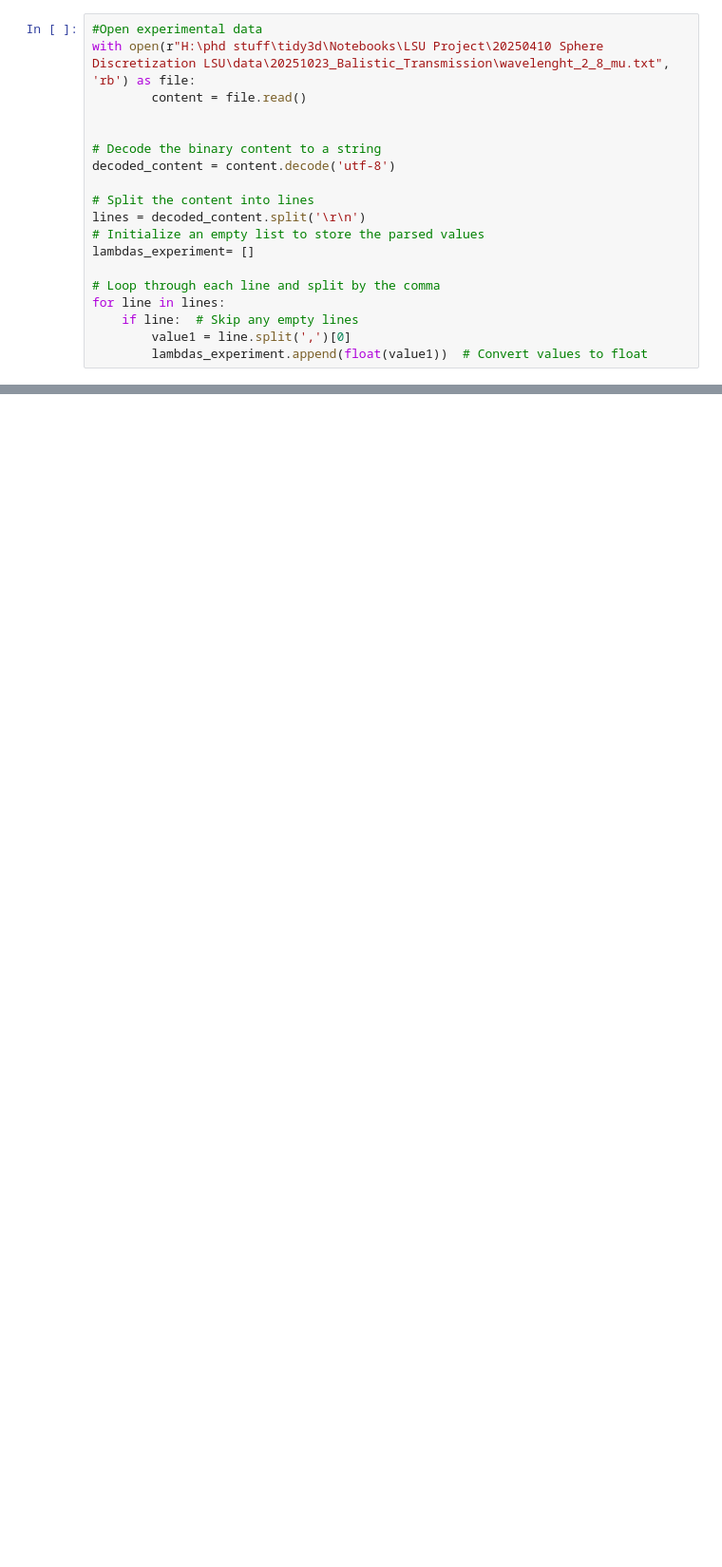
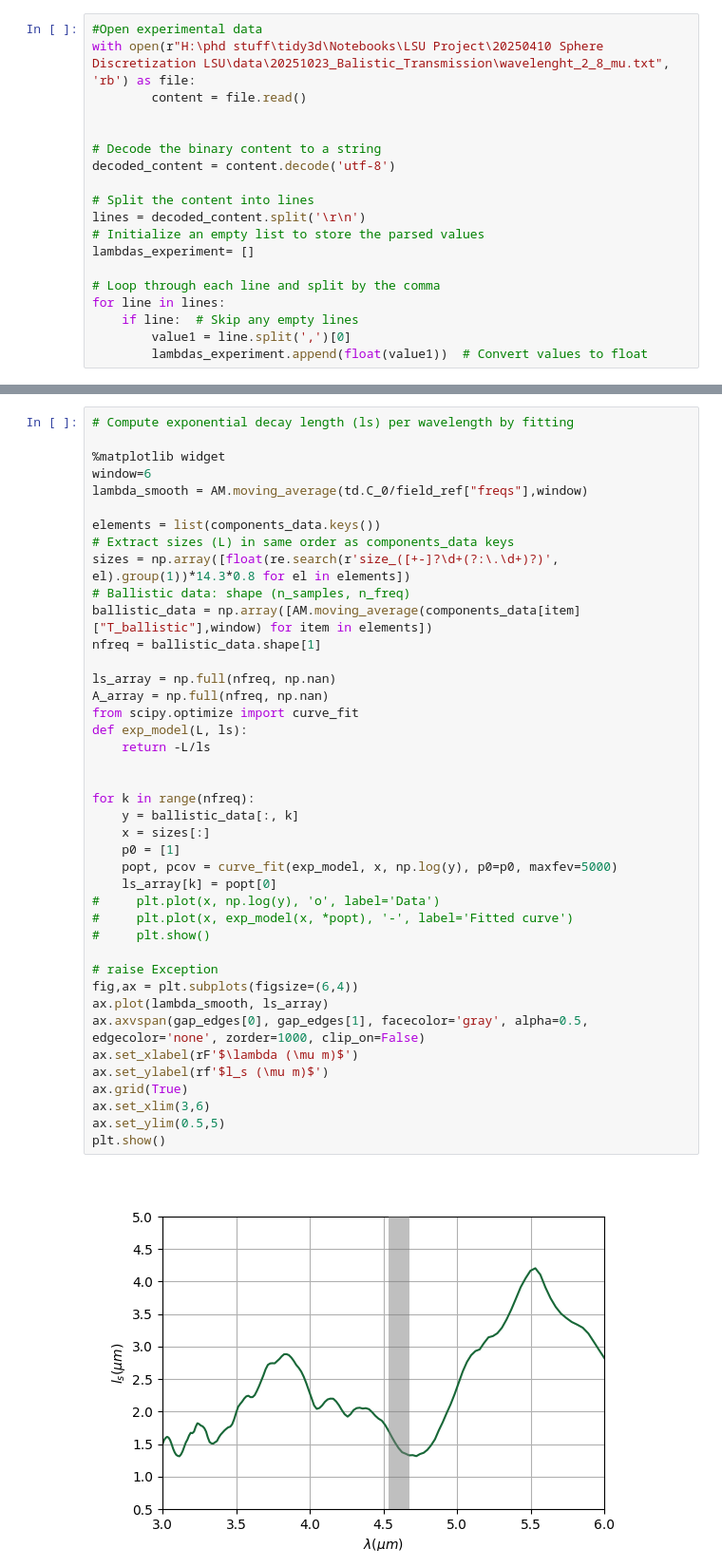
Before and after one commit to fhernandez93/LoadingPermittivityDistToSlabTransmission, a Jupyter notebook: Notebooks/LSU Project/20250410 Sphere Discretization LSU/20251023_Extract_Ballistic_Transmission.ipynb, the cells around one changed output, grey strips where cells are left out. Shown at 95% size. Cells and saved outputs as stored; diff of their text form; blank space fills up the shorter version.

```diff
--- a/Notebooks/LSU Project/20250410 Sphere Discretization LSU/20251023_Extract_Ballistic_Transmission.ipynb
+++ b/Notebooks/LSU Project/20250410 Sphere Discretization LSU/20251023_Extract_Ballistic_Transmission.ipynb
@@ -138,0 +238,43 @@ plt.show()
+# %%
+# Compute exponential decay length (ls) per wavelength by fitting
+
+%matplotlib widget
+window=6
+lambda_smooth = AM.moving_average(td.C_0/field_ref["freqs"],window)
+
+elements = list(components_data.keys())
+# Extract sizes (L) in same order as components_data keys
+sizes = np.array([float(re.search(r'size_([+-]?\d+(?:\.\d+)?)', el).group(1))*14.3*0.8 for el in elements])
+# Ballistic data: shape (n_samples, n_freq)
+ballistic_data = np.array([AM.moving_average(components_data[item]["T_ballistic"],window) for item in elements])
+nfreq = ballistic_data.shape[1]
+
+ls_array = np.full(nfreq, np.nan)
+A_array = np.full(nfreq, np.nan)
+from scipy.optimize import curve_fit
+def exp_model(L, ls):
+    return -L/ls
+
+
+for k in range(nfreq):
+    y = ballistic_data[:, k]
+    x = sizes[:]
+    p0 = [1]
+    popt, pcov = curve_fit(exp_model, x, np.log(y), p0=p0, maxfev=5000)
+    ls_array[k] = popt[0]
+#     plt.plot(x, np.log(y), 'o', label='Data')
+#     plt.plot(x, exp_model(x, *popt), '-', label='Fitted curve')
+#     plt.show()
+
+# raise Exception
+fig,ax = plt.subplots(figsize=(6,4))
+ax.plot(lambda_smooth, ls_array)
+ax.axvspan(gap_edges[0], gap_edges[1], facecolor='gray', alpha=0.5, edgecolor='none', zorder=1000, clip_on=False)
+ax.set_xlabel(rF'$\lambda (\mu m)$')
+ax.set_ylabel(rf'$l_s (\mu m)$')
+ax.grid(True)
+ax.set_xlim(3,6)
+ax.set_ylim(0.5,5)
+plt.show()
+# %% [output]
+[figure, added]
```
Also changed, not shown: parts of 10 cells of this notebook, 22 other files.
